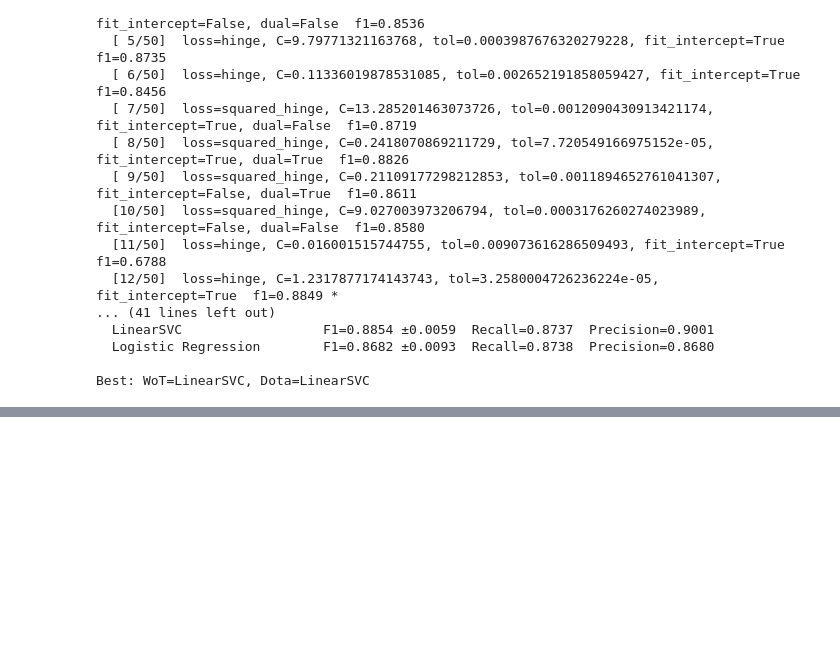
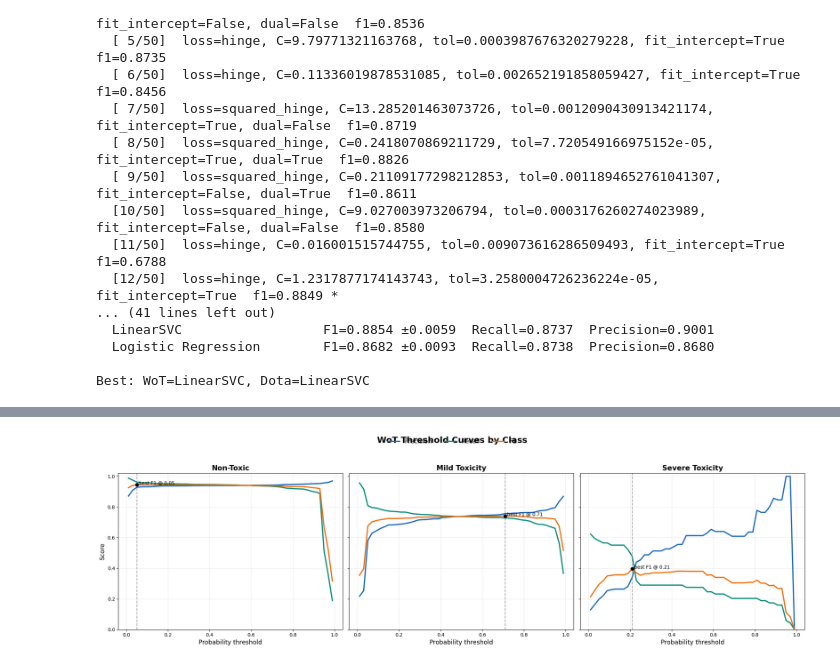
Before and after one commit to paolacalle/gaming-toxicity-detection, a Jupyter notebook: notebooks/gaming/02_ml_multiclass.ipynb, the cells around one changed output, grey strips where cells are left out. Drawn from its saved outputs; the diff is of its cells as text; code cells hidden in the pictures; blank space fills up the shorter version.

```diff
--- a/notebooks/gaming/02_ml_multiclass.ipynb
+++ b/notebooks/gaming/02_ml_multiclass.ipynb
@@ -597,0 +1469,92 @@ NameError: name 'combined_best_model_name' is not defined
+# %%
+from sklearn.preprocessing import label_binarize
+from sklearn.metrics import precision_score, recall_score, f1_score
+
+def plot_threshold_metrics_by_class(pipe, load_fn, scheme, class_names, thresholds=None, title_prefix=''):
+    if not hasattr(pipe, 'predict_proba'):
+        raise ValueError('This plot expects a calibrated model with predict_proba().')
+
+    val_df = load_fn('val').copy()
+    if scheme is not None:
+        val_df['label'] = val_df['label'].astype(int).map(scheme)
+
+    X_val = val_df['message']
+    y_val = val_df['label'].values
+
+    n_classes = len(class_names)
+    y_bin = label_binarize(y_val, classes=list(range(n_classes)))
+    probs = pipe.predict_proba(X_val)
+
+    if thresholds is None:
+        thresholds = np.round(np.arange(0.01, 1.00, 0.02), 2)
+
+    fig, axes = plt.subplots(1, n_classes, figsize=(7 * n_classes, 6), sharey=True)
+    if n_classes == 1:
+        axes = [axes]
+
+    all_tables = []
+
+    for class_idx, ax in enumerate(axes):
+        y_true = y_bin[:, class_idx]
+        y_score = probs[:, class_idx]
+
+        rows = []
+        for thr in thresholds:
+            y_pred_bin = (y_score >= thr).astype(int)
+            rows.append({
+                'Class': class_names[class_idx],
+                'Threshold': thr,
+                'Precision': precision_score(y_true, y_pred_bin, zero_division=0),
+                'Recall': recall_score(y_true, y_pred_bin, zero_division=0),
+                'F1': f1_score(y_true, y_pred_bin, zero_division=0),
+                'Predicted Positive Rate': y_pred_bin.mean(),
+            })
+
+        class_df = pd.DataFrame(rows)
+        all_tables.append(class_df)
+
+        ax.plot(class_df['Threshold'], class_df['Precision'], label='Precision', linewidth=2.5, color='#1565C0')
+        ax.plot(class_df['Threshold'], class_df['Recall'], label='Recall', linewidth=2.5, color='#00897B')
+        ax.plot(class_df['Threshold'], class_df['F1'], label='F1', linewidth=2.5, color='#EF6C00')
+
+        best_idx = class_df['F1'].idxmax()
+        best_thr = class_df.loc[best_idx, 'Threshold']
+        best_f1 = class_df.loc[best_idx, 'F1']
+
+        ax.axvline(best_thr, color='gray', linestyle='--', alpha=0.7)
+        ax.scatter(best_thr, best_f1, color='black', s=45, zorder=5)
+        ax.text(best_thr + 0.01, best_f1, f'best F1 @ {best_thr:.2f}', fontsize=10)
+
+        ax.set_title(class_names[class_idx], fontweight='bold', fontsize=15)
+        ax.set_xlabel('Probability threshold', fontsize=13)
+        ax.set_ylim(0, 1.02)
+        ax.grid(alpha=0.25)
+
+    axes[0].set_ylabel('Score', fontsize=13)
+
+    handles, labels = axes[0].get_legend_handles_labels()
+    fig.legend(handles, labels, loc='upper center', ncol=3, frameon=False, fontsize=13)
+    fig.suptitle(f'{title_prefix} Threshold Curves by Class', fontweight='bold', fontsize=18, y=1.05)
+
+    plt.tight_layout()
+    plt.show()
+
+    return pd.concat(all_tables, ignore_index=True)
+
+wot_threshold_curves = plot_threshold_metrics_by_class(
+    wot_best_pipe_calibrated,
+    load_wot,
+    WOT_SCHEME_3,
+    WOT_CLASS_NAMES[3],
+    title_prefix='WoT'
+)
+
+dota_threshold_curves = plot_threshold_metrics_by_class(
+    dota_best_pipe_calibrated,
+    load_dota,
+    DOTA_SCHEME_3,
+    DOTA_CLASS_NAMES[3],
+    title_prefix='Dota'
+)
+# %% [output]
+[figure, added]
```
Also changed, not shown: parts of 26 cells of this notebook, 1 other file.
